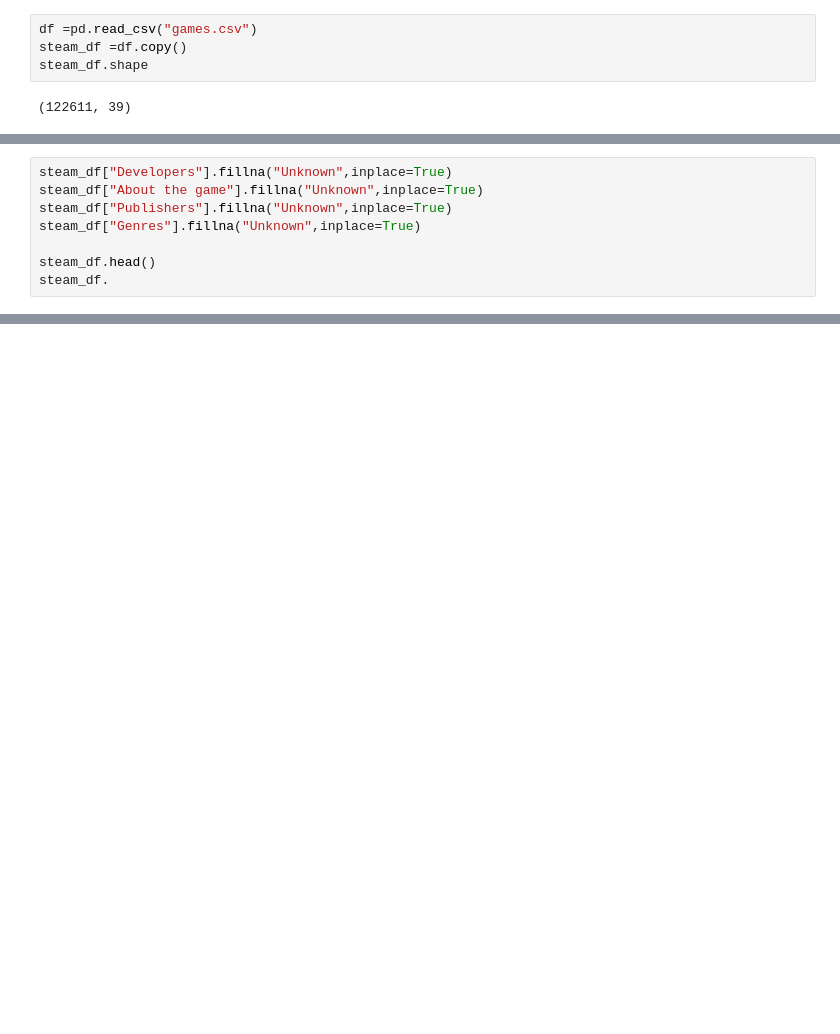
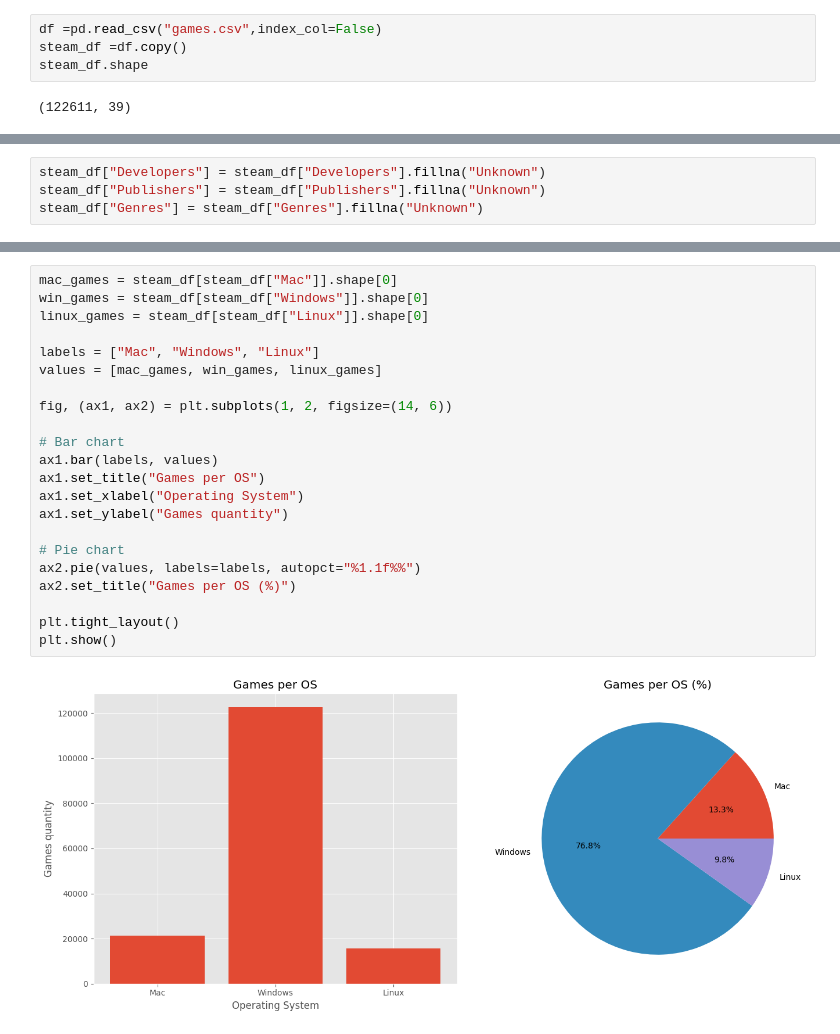
Before and after one commit to Itzelvillg/steam_DA, a Jupyter notebook: games_mc_codedex.ipynb, the cells around one changed output, grey strips where cells are left out. Saved outputs shown, nothing was run; the diff lists cells and outputs as text; blank space fills up the shorter version.

```diff
--- a/games_mc_codedex.ipynb
+++ b/games_mc_codedex.ipynb
@@ -9,5 +11,5 @@ plt.style.use('ggplot')
 # %%
-df =pd.read_csv("games.csv")
+df =pd.read_csv("games.csv",index_col=False)
 steam_df =df.copy()
 steam_df.shape
 # %% [output]
@@ -58,8 +50,4 @@ Replace NAN values
 # %%
-steam_df["Developers"].fillna("Unknown",inplace=True)
-steam_df["About the game"].fillna("Unknown",inplace=True)
-steam_df["Publishers"].fillna("Unknown",inplace=True)
-steam_df["Genres"].fillna("Unknown",inplace=True)
-
-steam_df.head()
-steam_df.
+steam_df["Developers"] = steam_df["Developers"].fillna("Unknown")
+steam_df["Publishers"] = steam_df["Publishers"].fillna("Unknown")
+steam_df["Genres"] = steam_df["Genres"].fillna("Unknown")
@@ -72,0 +58,24 @@ steam_df.
+# %%
+mac_games = steam_df[steam_df["Mac"]].shape[0]
+win_games = steam_df[steam_df["Windows"]].shape[0]
+linux_games = steam_df[steam_df["Linux"]].shape[0]
+
+labels = ["Mac", "Windows", "Linux"]
+values = [mac_games, win_games, linux_games]
+
+fig, (ax1, ax2) = plt.subplots(1, 2, figsize=(14, 6))
+
+# Bar chart
+ax1.bar(labels, values)
+ax1.set_title("Games per OS")
+ax1.set_xlabel("Operating System")
+ax1.set_ylabel("Games quantity")
+
+# Pie chart
+ax2.pie(values, labels=labels, autopct="%1.1f%%")
+ax2.set_title("Games per OS (%)")
+
+plt.tight_layout()
+plt.show()
+# %% [output]
+[figure, added]
```
Also changed, not shown: parts of 24 cells of this notebook.
